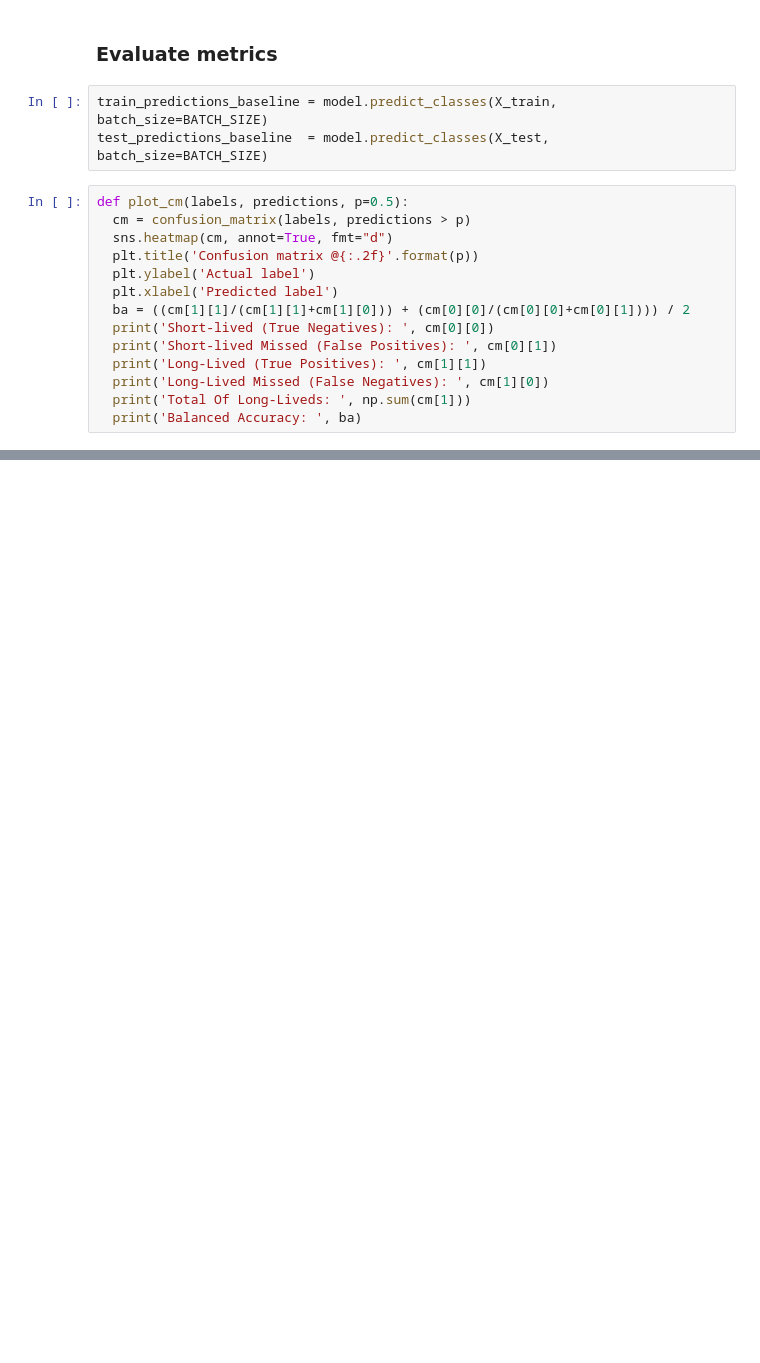
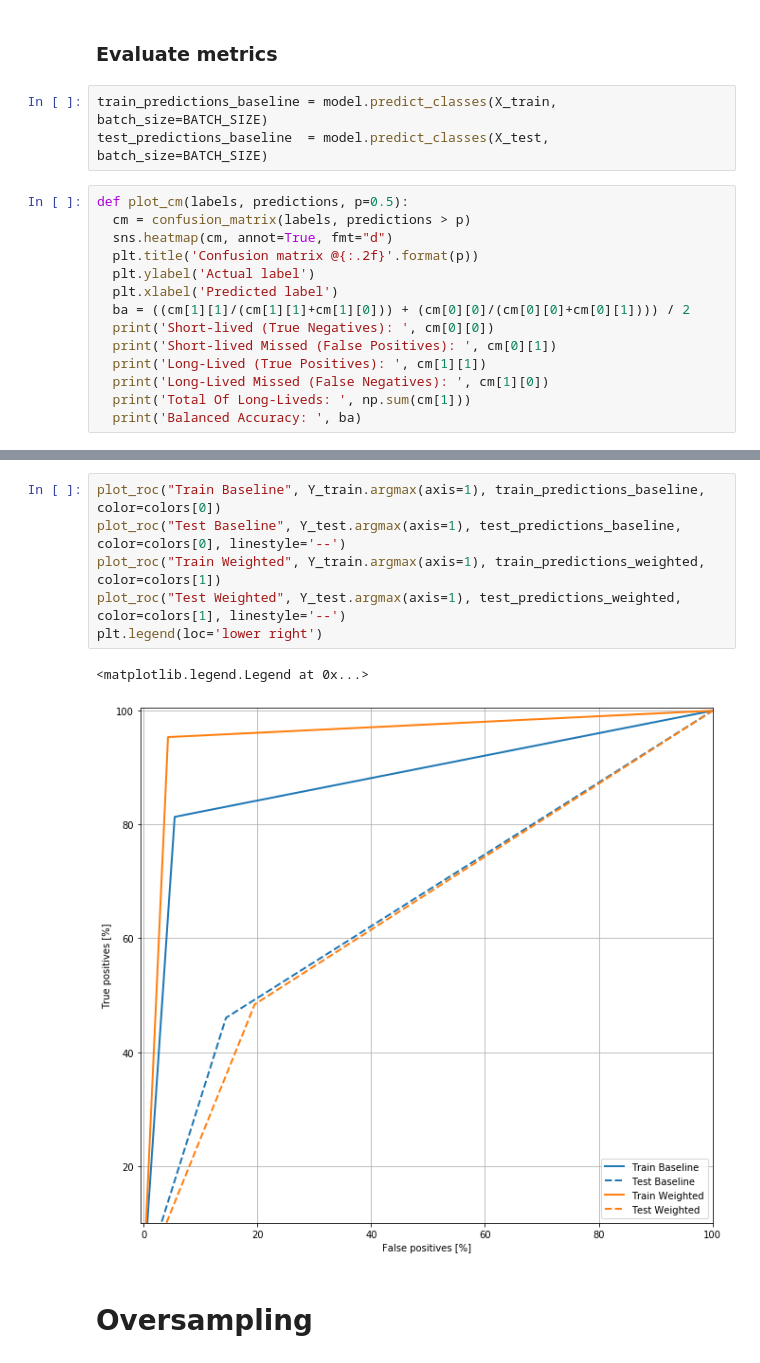
Before and after one commit to gomesluiz/my-doctorate, a Jupyter notebook: tutorials/text_classification_w_lstm_and_tensorflow_1.ipynb, the cells around one changed output, grey strips where cells are left out. Drawn from its saved outputs; the diff is of its cells as text; blank space fills up the shorter version.

```diff
--- a/tutorials/text_classification_w_lstm_and_tensorflow_1.ipynb
+++ b/tutorials/text_classification_w_lstm_and_tensorflow_1.ipynb
@@ -464,0 +545,11 @@ plt.legend(loc='lower right')
+# %%
+plot_roc("Train Baseline", Y_train.argmax(axis=1), train_predictions_baseline, color=colors[0])
+plot_roc("Test Baseline", Y_test.argmax(axis=1), test_predictions_baseline, color=colors[0], linestyle='--')
+plot_roc("Train Weighted", Y_train.argmax(axis=1), train_predictions_weighted, color=colors[1])
+plot_roc("Test Weighted", Y_test.argmax(axis=1), test_predictions_weighted, color=colors[1], linestyle='--')
+plt.legend(loc='lower right')
+# %% [output]
+<matplotlib.legend.Legend at 0x...>
+[figure, added]
+# %% [markdown]
+# Oversampling
```
Also changed, not shown: parts of 30 cells of this notebook.
